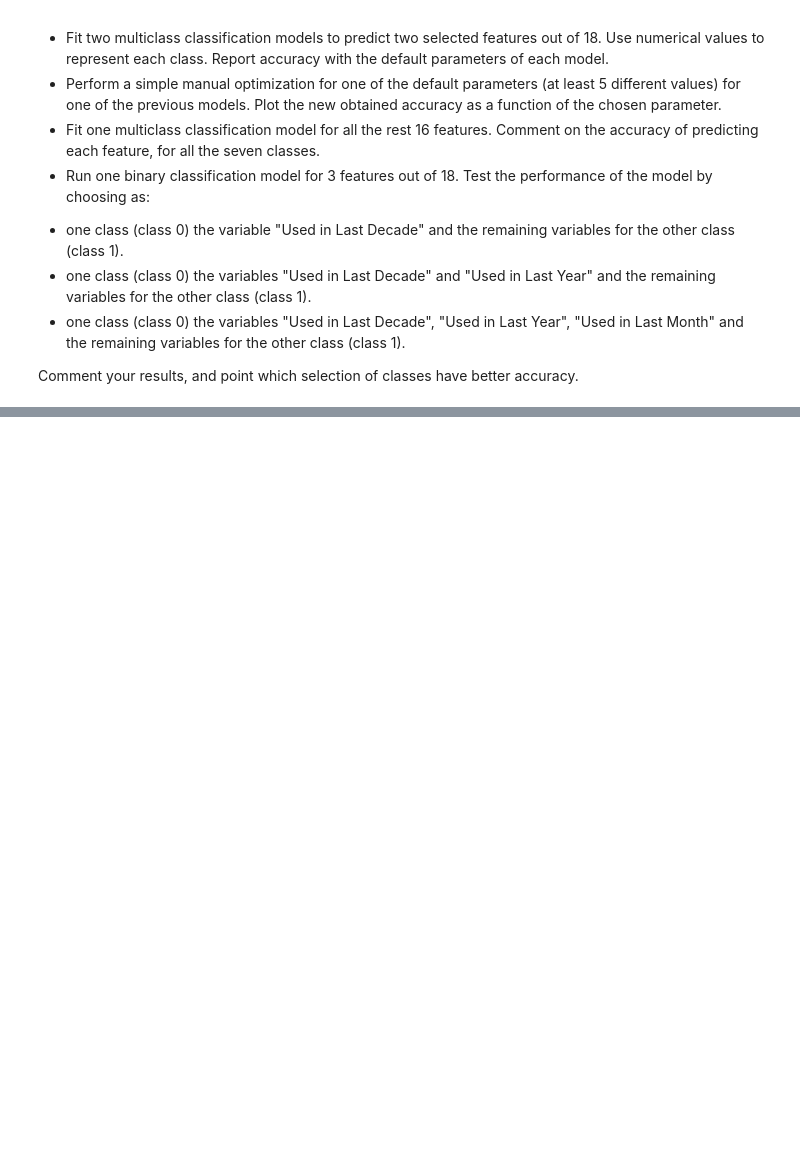
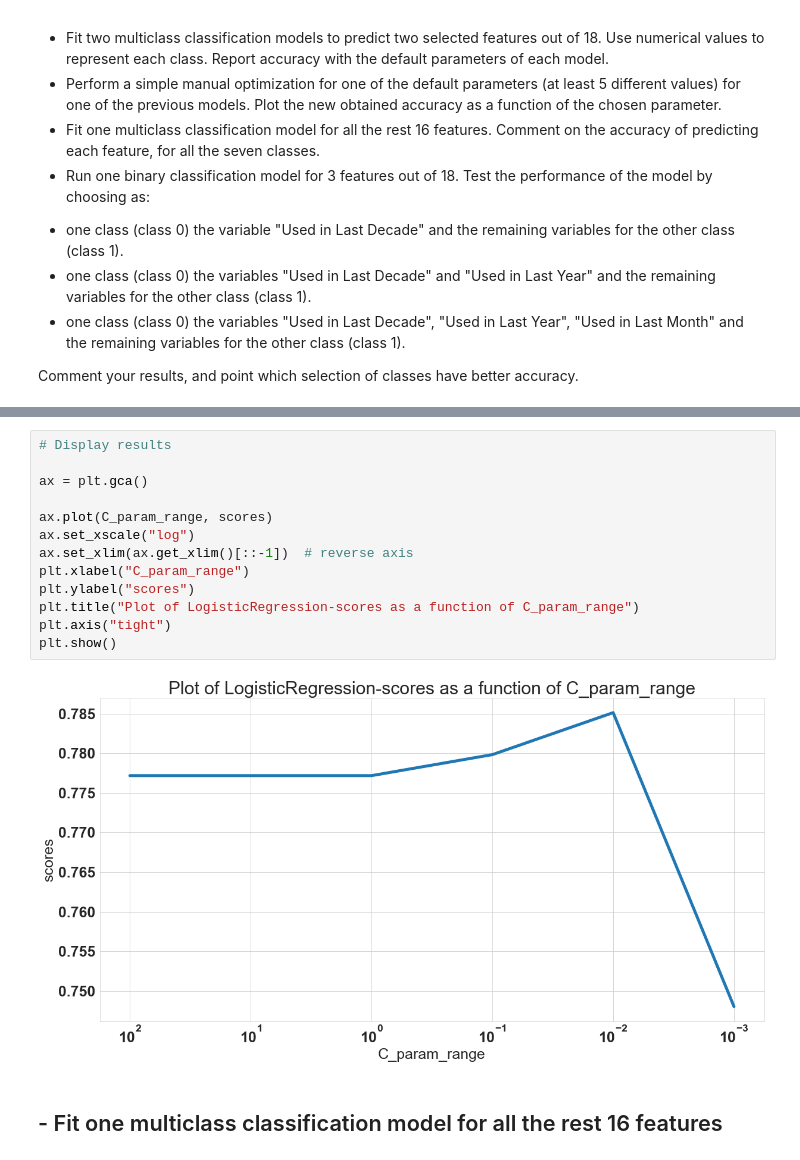
Before and after one commit to packetech/Arcada-BDA, a Jupyter notebook: Assignment_1.ipynb, the cells around one changed output, grey strips where cells are left out. Saved outputs shown, nothing was run; the diff lists cells and outputs as text; blank space fills up the shorter version.

```diff
--- a/Assignment_1.ipynb
+++ b/Assignment_1.ipynb
@@ -781,0 +1080,17 @@ drug_df_features
+# %%
+# Display results
+
+ax = plt.gca()
+
+ax.plot(C_param_range, scores)
+ax.set_xscale("log")
+ax.set_xlim(ax.get_xlim()[::-1])  # reverse axis
+plt.xlabel("C_param_range")
+plt.ylabel("scores")
+plt.title("Plot of LogisticRegression-scores as a function of C_param_range")
+plt.axis("tight")
+plt.show()
+# %% [output]
+[figure, added]
+# %% [markdown]
+## - Fit one multiclass classification model for all the rest 16 features
```
Also changed, not shown: parts of 57 cells of this notebook.
